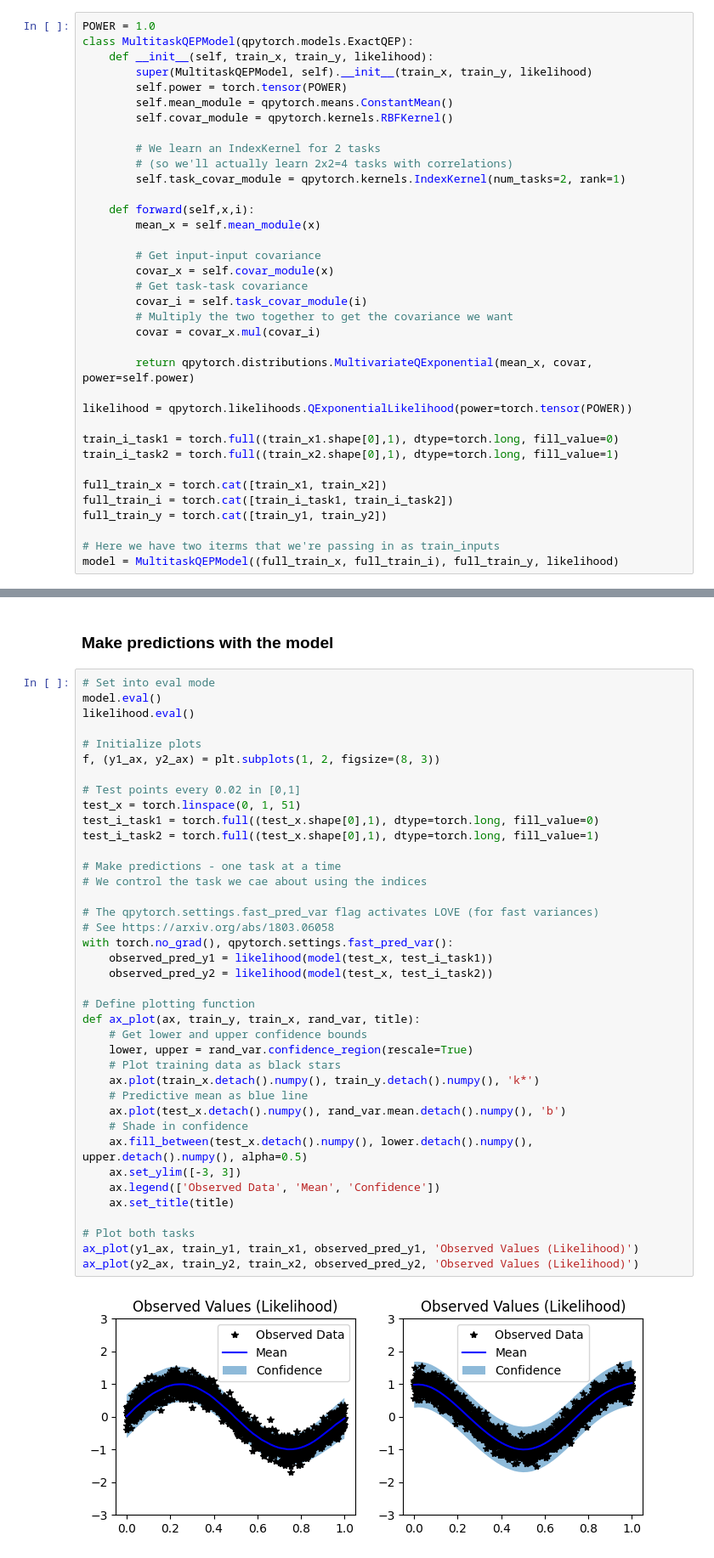
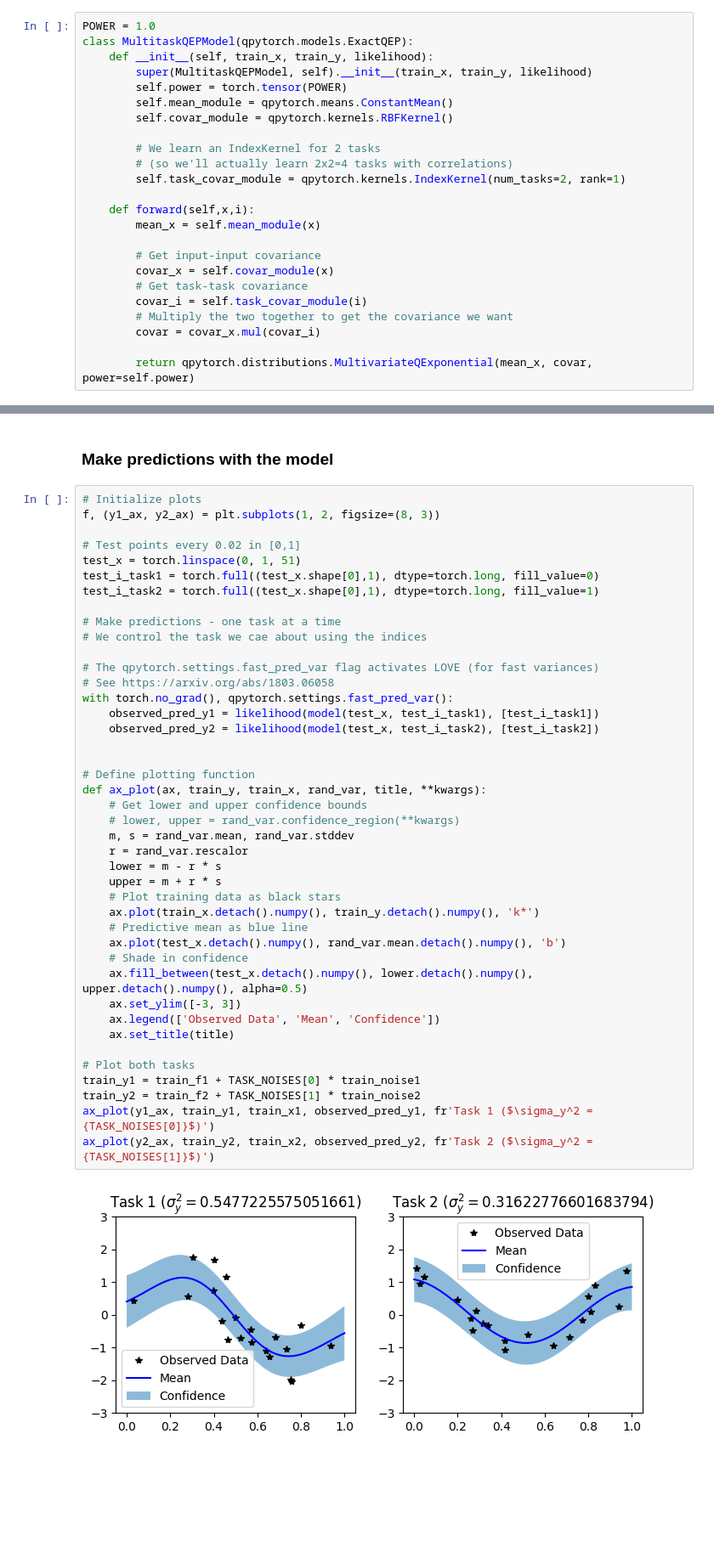
Before and after one commit to lanzithinking/QePyTorch, a Jupyter notebook: examples/03_Multitask_Exact_QEPs/Hadamard_Multitask_QEP_Regression.ipynb, the cells around one changed output, grey strips where cells are left out. Shown at 85% size. Saved outputs shown, nothing was run; the diff lists cells and outputs as text; blank space fills up the shorter version.

```diff
--- a/examples/03_Multitask_Exact_QEPs/Hadamard_Multitask_QEP_Regression.ipynb
+++ b/examples/03_Multitask_Exact_QEPs/Hadamard_Multitask_QEP_Regression.ipynb
@@ -73,18 +90,6 @@ class MultitaskQEPModel(qpytorch.models.ExactQEP):
         covar = covar_x.mul(covar_i)
 
         return qpytorch.distributions.MultivariateQExponential(mean_x, covar, power=self.power)
-
-likelihood = qpytorch.likelihoods.QExponentialLikelihood(power=torch.tensor(POWER))
-
-train_i_task1 = torch.full((train_x1.shape[0],1), dtype=torch.long, fill_value=0)
-train_i_task2 = torch.full((train_x2.shape[0],1), dtype=torch.long, fill_value=1)
-
-full_train_x = torch.cat([train_x1, train_x2])
-full_train_i = torch.cat([train_i_task1, train_i_task2])
-full_train_y = torch.cat([train_y1, train_y2])
-
-# Here we have two iterms that we're passing in as train_inputs
-model = MultitaskQEPModel((full_train_x, full_train_i), full_train_y, likelihood)
 # %% [markdown]
 ### Training the model
 
@@ -136,43 +147,46 @@ Iter 60/60 - Loss: 0.751
 # %% [markdown]
 ### Make predictions with the model
 # %%
-# Set into eval mode
-model.eval()
-likelihood.eval()
-
 # Initialize plots
 f, (y1_ax, y2_ax) = plt.subplots(1, 2, figsize=(8, 3))
 
 # Test points every 0.02 in [0,1]
 test_x = torch.linspace(0, 1, 51)
 test_i_task1 = torch.full((test_x.shape[0],1), dtype=torch.long, fill_value=0)
 test_i_task2 = torch.full((test_x.shape[0],1), dtype=torch.long, fill_value=1)
 
 # Make predictions - one task at a time
 # We control the task we cae about using the indices
 
 # The qpytorch.settings.fast_pred_var flag activates LOVE (for fast variances)
 # See https://arxiv.org/abs/1803.06058
 with torch.no_grad(), qpytorch.settings.fast_pred_var():
-    observed_pred_y1 = likelihood(model(test_x, test_i_task1))
-    observed_pred_y2 = likelihood(model(test_x, test_i_task2))
+    observed_pred_y1 = likelihood(model(test_x, test_i_task1), [test_i_task1])
+    observed_pred_y2 = likelihood(model(test_x, test_i_task2), [test_i_task2])
+
 
 # Define plotting function
-def ax_plot(ax, train_y, train_x, rand_var, title):
+def ax_plot(ax, train_y, train_x, rand_var, title, **kwargs):
     # Get lower and upper confidence bounds
-    lower, upper = rand_var.confidence_region(rescale=True)
+    # lower, upper = rand_var.confidence_region(**kwargs)
+    m, s = rand_var.mean, rand_var.stddev
+    r = rand_var.rescalor
+    lower = m - r * s
+    upper = m + r * s
     # Plot training data as black stars
     ax.plot(train_x.detach().numpy(), train_y.detach().numpy(), 'k*')
     # Predictive mean as blue line
     ax.plot(test_x.detach().numpy(), rand_var.mean.detach().numpy(), 'b')
     # Shade in confidence
     ax.fill_between(test_x.detach().numpy(), lower.detach().numpy(), upper.detach().numpy(), alpha=0.5)
     ax.set_ylim([-3, 3])
     ax.legend(['Observed Data', 'Mean', 'Confidence'])
     ax.set_title(title)
 
 # Plot both tasks
-ax_plot(y1_ax, train_y1, train_x1, observed_pred_y1, 'Observed Values (Likelihood)')
-ax_plot(y2_ax, train_y2, train_x2, observed_pred_y2, 'Observed Values (Likelihood)')
+train_y1 = train_f1 + TASK_NOISES[0] * train_noise1
+train_y2 = train_f2 + TASK_NOISES[1] * train_noise2
+ax_plot(y1_ax, train_y1, train_x1, observed_pred_y1, fr'Task 1 ($\sigma_y^2 = {TASK_NOISES[0]}$)')
+ax_plot(y2_ax, train_y2, train_x2, observed_pred_y2, fr'Task 2 ($\sigma_y^2 = {TASK_NOISES[1]}$)')
 # %% [output]
-[figure, old version]
+[figure, new version]
```
Also changed, not shown: parts of 10 cells of this notebook, 9 other files.
